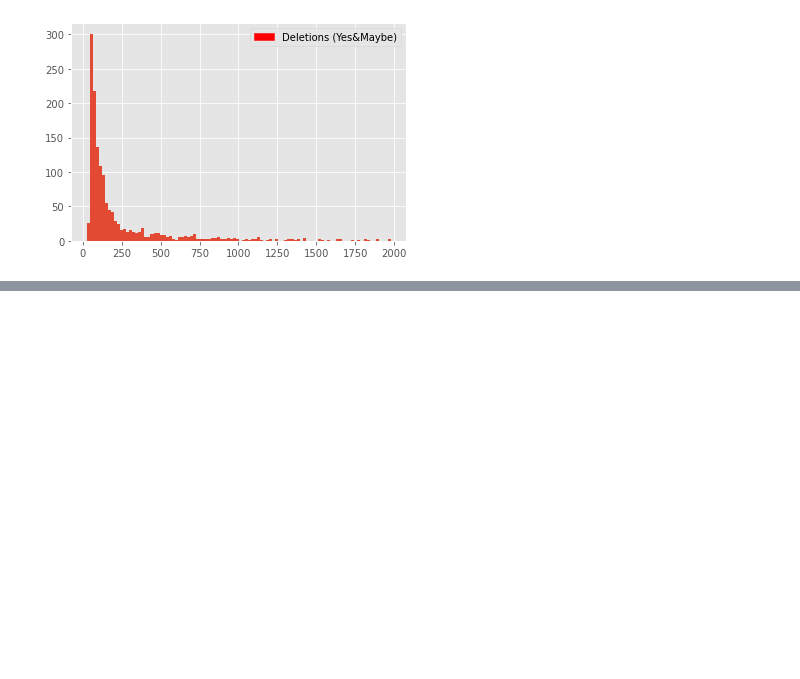
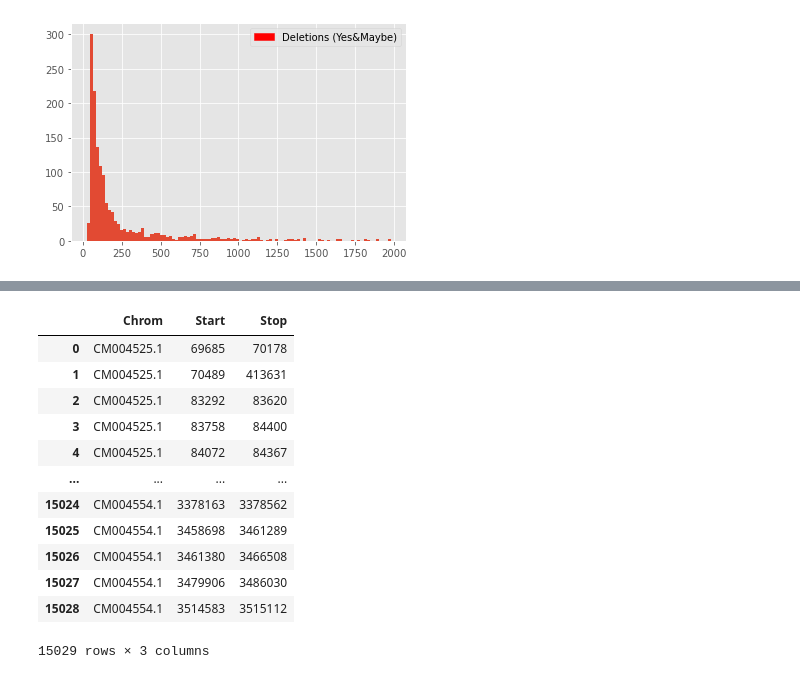
Before and after one commit to gdaviduu/House-Sparrow-Genome-Analysis, a Jupyter notebook: Plotting_Size_Histograms_for_SVs.ipynb, the cells around one changed output, grey strips where cells are left out. Drawn from its saved outputs; the diff is of its cells as text; code cells hidden in the pictures; blank space fills up the shorter version.

```diff
--- a/Plotting_Size_Histograms_for_SVs.ipynb
+++ b/Plotting_Size_Histograms_for_SVs.ipynb
@@ -74,0 +105,16 @@ plt.show()
+# %%
+df
+# %% [output]
+|  | Chrom | Start | Stop |
+| 0 | CM004525.1 | 69685 | 70178 |
+| 1 | CM004525.1 | 70489 | 413631 |
+| 2 | CM004525.1 | 83292 | 83620 |
+| 3 | CM004525.1 | 83758 | 84400 |
+| 4 | CM004525.1 | 84072 | 84367 |
+| ... | ... | ... | ... |
+| 15024 | CM004554.1 | 3378163 | 3378562 |
+| 15025 | CM004554.1 | 3458698 | 3461289 |
+| 15026 | CM004554.1 | 3461380 | 3466508 |
+| 15027 | CM004554.1 | 3479906 | 3486030 |
+| 15028 | CM004554.1 | 3514583 | 3515112 |
+15029 rows × 3 columns
```
Also changed, not shown: parts of 9 cells of this notebook.
